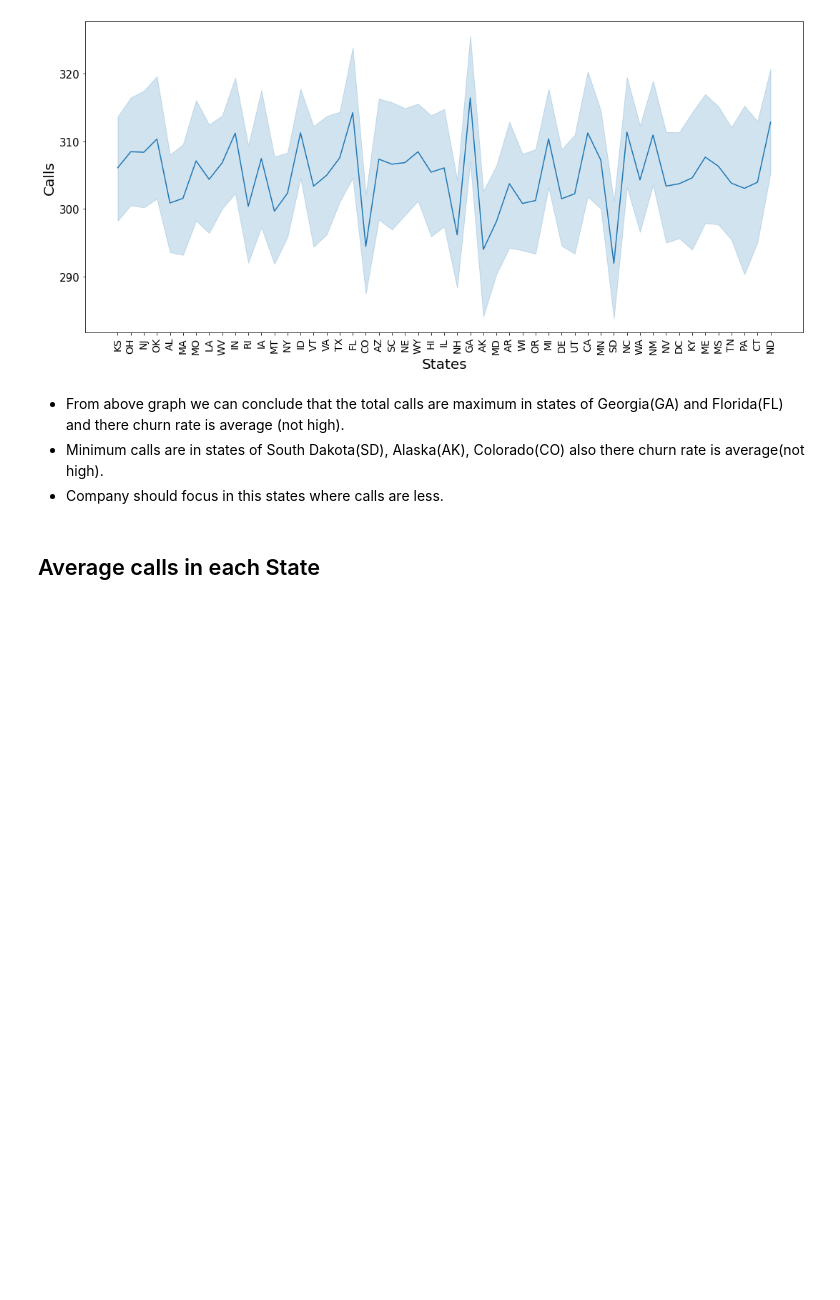
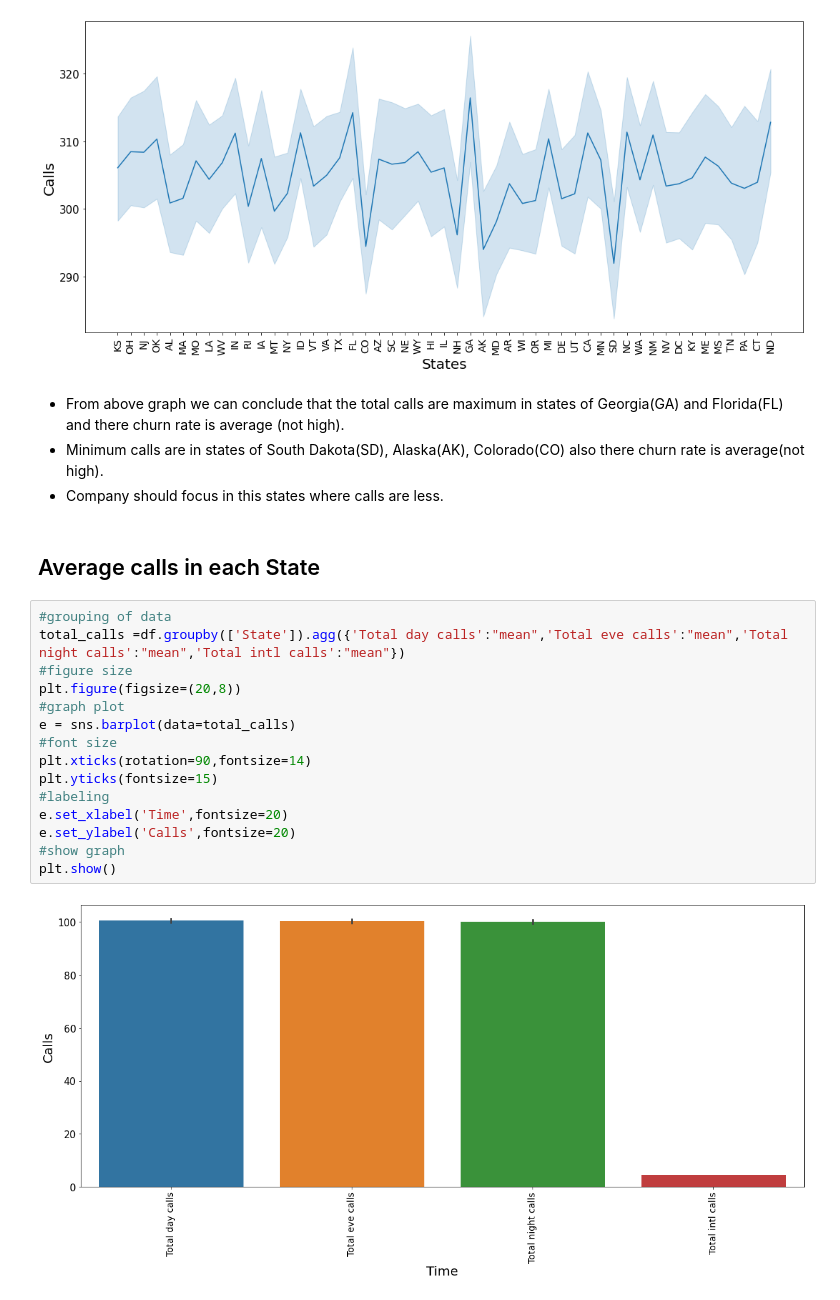
Before and after one commit to Ashfaquesayyed/telecom-churn-analysis, a Jupyter notebook: telecom_churn_analysis.ipynb, the cells around one changed output. Drawn from its saved outputs; the diff is of its cells as text; blank space fills up the shorter version.

```diff
--- a/telecom_churn_analysis.ipynb
+++ b/telecom_churn_analysis.ipynb
@@ -449,3 +449,20 @@ plt.show()
 * Company should focus in this states where calls are less.
 # %% [markdown]
 ## Average calls in each State
+# %%
+#grouping of data
+total_calls =df.groupby(['State']).agg({'Total day calls':"mean",'Total eve calls':"mean",'Total night calls':"mean",'Total intl calls':"mean"})
+#figure size
+plt.figure(figsize=(20,8))
+#graph plot
+e = sns.barplot(data=total_calls)
+#font size
+plt.xticks(rotation=90,fontsize=14)
+plt.yticks(fontsize=15)
+#labeling
+e.set_xlabel('Time',fontsize=20)
+e.set_ylabel('Calls',fontsize=20)
+#show graph
+plt.show()
+# %% [output]
+[figure, added]
```
Also changed, not shown: parts of 4 cells of this notebook.
